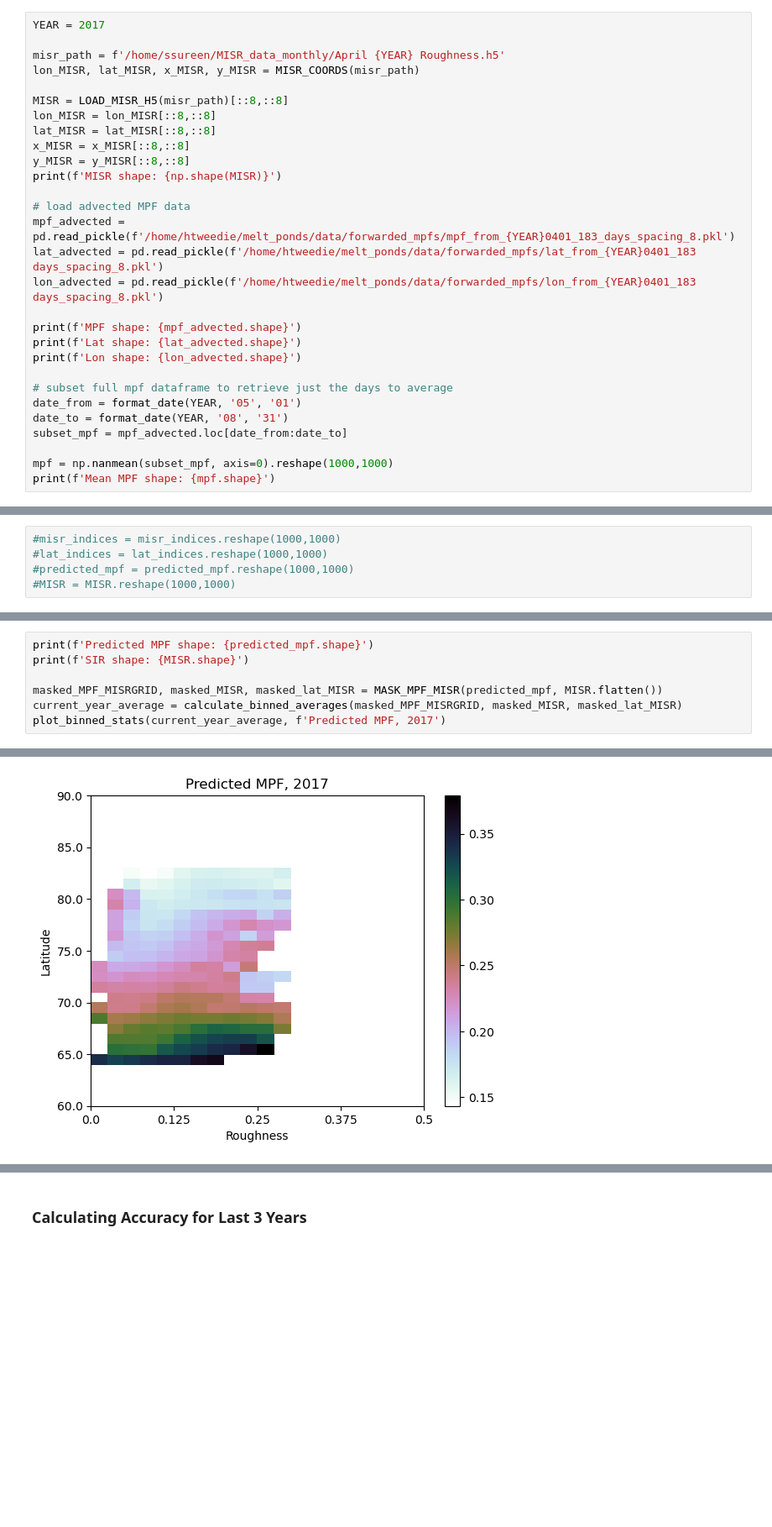
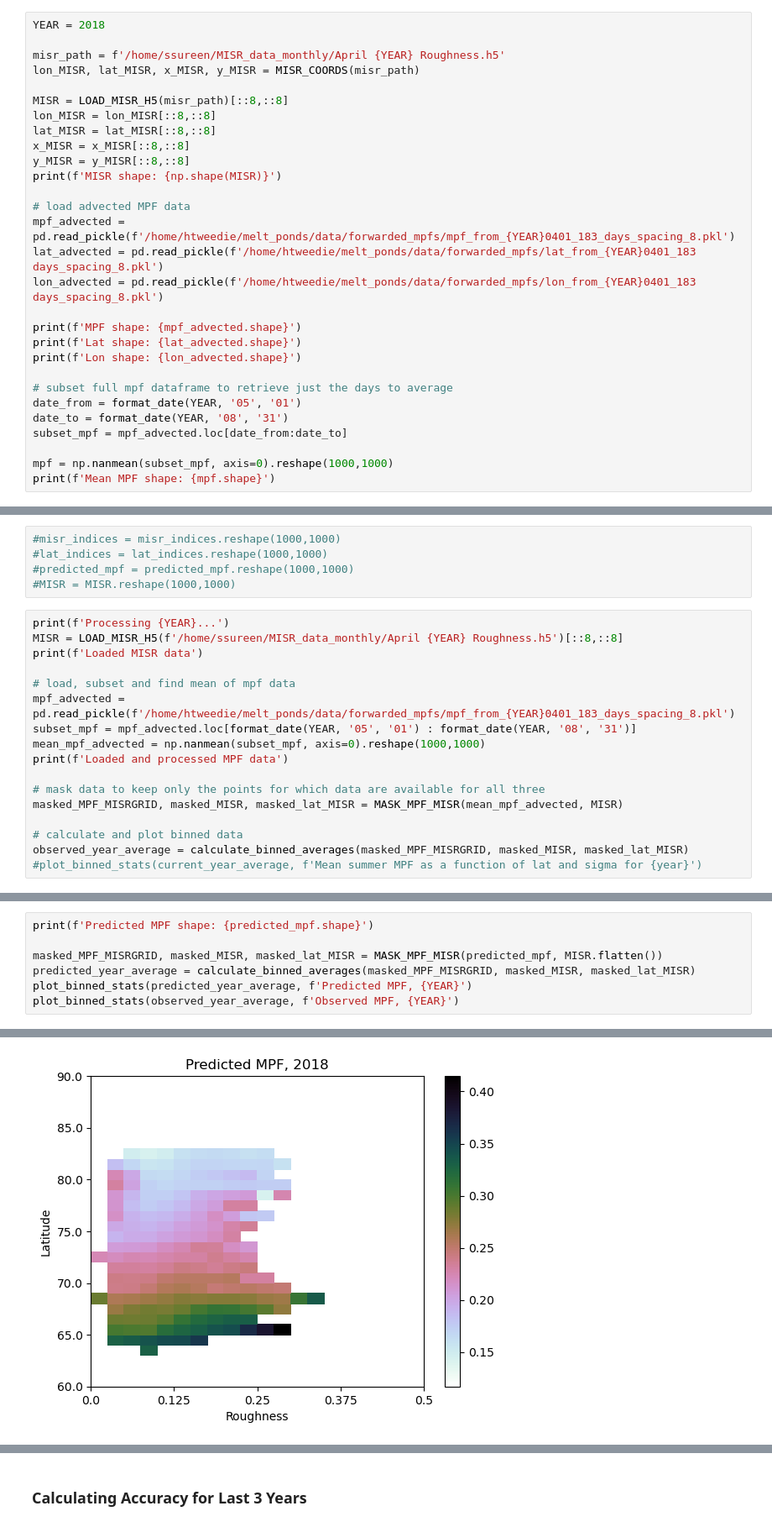
Before and after one commit to rhtweedie/modelled_mpf_with_advection, a Jupyter notebook: lat_analysis_take_2.ipynb, the cells around one changed output, grey strips where cells are left out. Shown: that part at 84% size. Drawn from its saved outputs; the diff is of its cells as text; blank space fills up the shorter version.

Commit message:
Plot predicted and observed anomaly, and anomaly

```diff
--- a/lat_analysis_take_2.ipynb
+++ b/lat_analysis_take_2.ipynb
@@ -281,7 +281,7 @@ yearly_averages.shape
 # %% [markdown]
 ### Predicting MPF
 # %%
-YEAR = 2017
+YEAR = 2018
 
 misr_path = f'/home/ssureen/MISR_data_monthly/April {YEAR} Roughness.h5'
 lon_MISR, lat_MISR, x_MISR, y_MISR = MISR_COORDS(misr_path)
@@ -372,3 +370,20 @@ predicted_mpf.shape
 #lat_indices = lat_indices.reshape(1000,1000)
 #predicted_mpf = predicted_mpf.reshape(1000,1000)
 #MISR = MISR.reshape(1000,1000)
+# %%
+print(f'Processing {YEAR}...')
+MISR = LOAD_MISR_H5(f'/home/ssureen/MISR_data_monthly/April {YEAR} Roughness.h5')[::8,::8]
+print(f'Loaded MISR data')
+
+# load, subset and find mean of mpf data
+mpf_advected = pd.read_pickle(f'/home/htweedie/melt_ponds/data/forwarded_mpfs/mpf_from_{YEAR}0401_183_days_spacing_8.pkl')
+subset_mpf = mpf_advected.loc[format_date(YEAR, '05', '01') : format_date(YEAR, '08', '31')]
+mean_mpf_advected = np.nanmean(subset_mpf, axis=0).reshape(1000,1000)
+print(f'Loaded and processed MPF data')
+
+# mask data to keep only the points for which data are available for all three
+masked_MPF_MISRGRID, masked_MISR, masked_lat_MISR = MASK_MPF_MISR(mean_mpf_advected, MISR)
+
+# calculate and plot binned data
+observed_year_average = calculate_binned_averages(masked_MPF_MISRGRID, masked_MISR, masked_lat_MISR)
+#plot_binned_stats(current_year_average, f'Mean summer MPF as a function of lat and sigma for {year}')
@@ -375,9 +394,9 @@ predicted_mpf.shape
 # %%
 print(f'Predicted MPF shape: {predicted_mpf.shape}')
-print(f'SIR shape: {MISR.shape}')
 
 masked_MPF_MISRGRID, masked_MISR, masked_lat_MISR = MASK_MPF_MISR(predicted_mpf, MISR.flatten())
-current_year_average = calculate_binned_averages(masked_MPF_MISRGRID, masked_MISR, masked_lat_MISR)
-plot_binned_stats(current_year_average, f'Predicted MPF, 2017')
+predicted_year_average = calculate_binned_averages(masked_MPF_MISRGRID, masked_MISR, masked_lat_MISR)
+plot_binned_stats(predicted_year_average, f'Predicted MPF, {YEAR}')
+plot_binned_stats(observed_year_average, f'Observed MPF, {YEAR}')
 # %% [output]
 Predicted MPF shape: (1000000,)
@@ -385 +403 @@ SIR shape: (1000, 1000)
-[figure, old version]
+[figure, new version]
```
Also changed, not shown: parts of 5 cells of this notebook.
